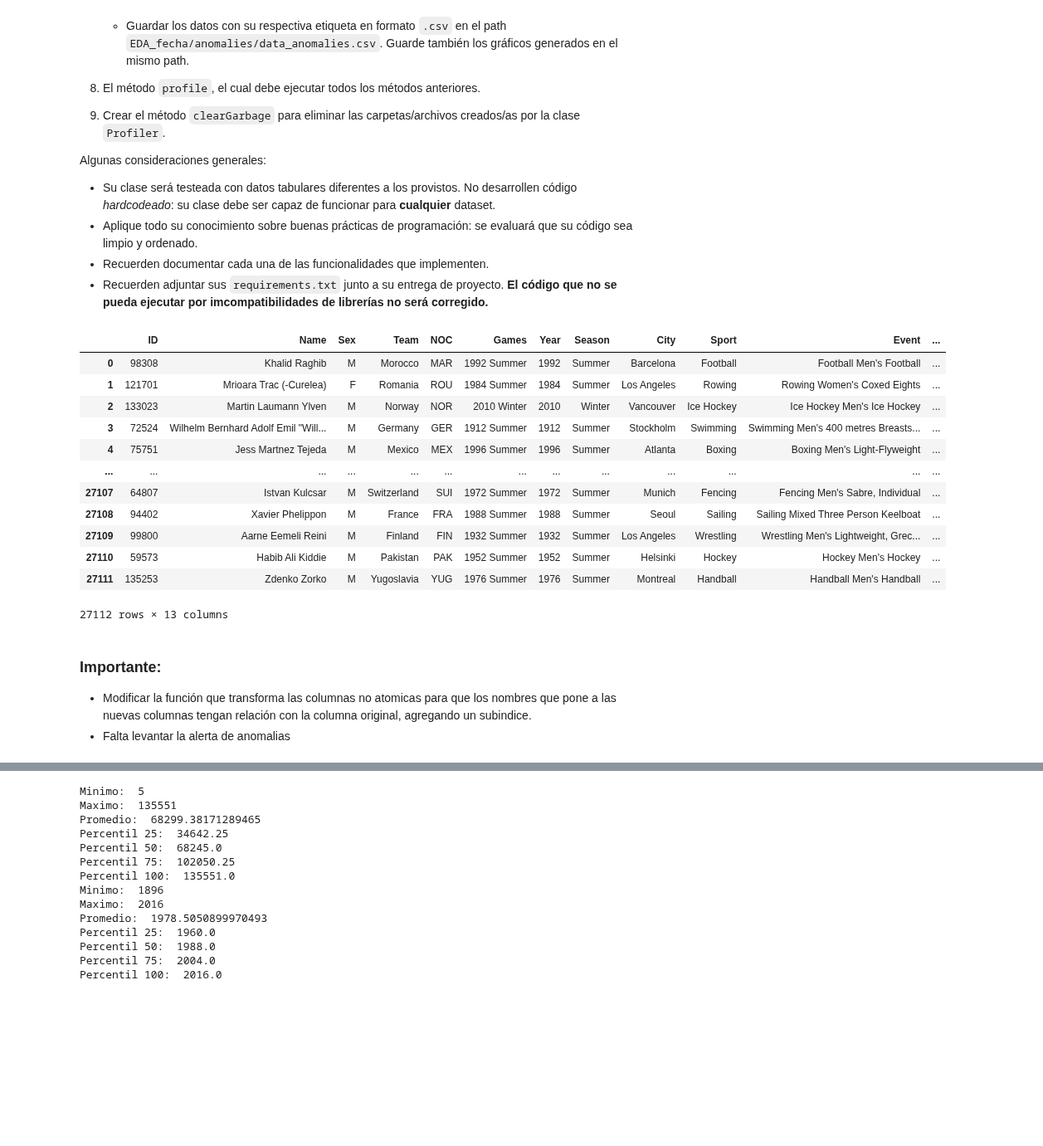
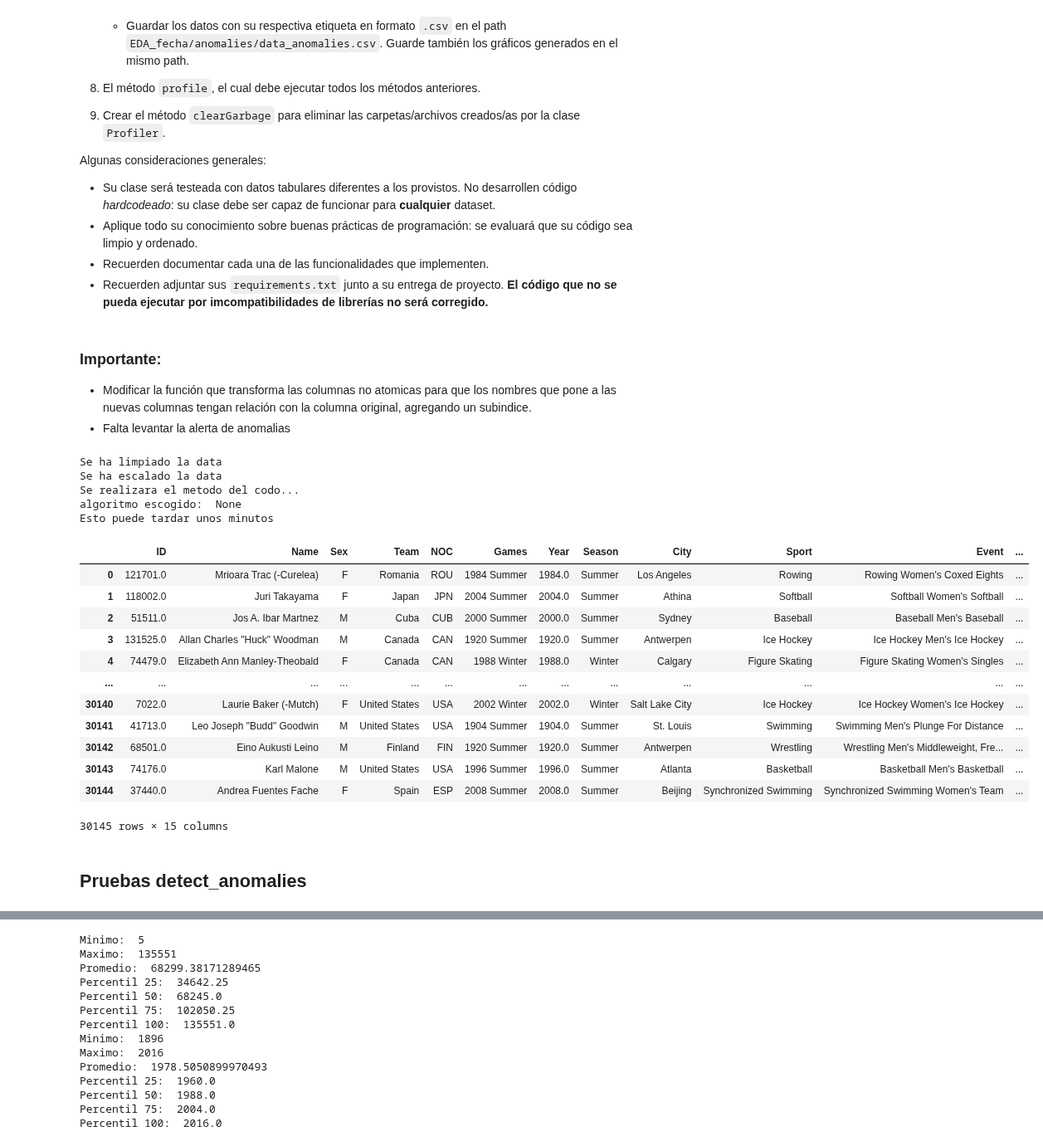
Before and after one commit to BnjmnNicholas/MDS7202-2023-2, a Jupyter notebook: PROY 1/Proyecto.ipynb, the cells around one changed output, grey strips where cells are left out. Shown at 83% size. Drawn from its saved outputs; the diff is of its cells as text; code cells hidden in the pictures; blank space fills up the shorter version.

```diff
--- a/PROY 1/Proyecto.ipynb
+++ b/PROY 1/Proyecto.ipynb
@@ -148,22 +149,7 @@ from reportlab.lib.pagesizes import letter
 from reportlab.pdfgen import canvas
 # %%
 dataset = pd.read_parquet('olimpiadas.parquet')
-dataset = dataset.sample(frac=0.1, random_state=42).reset_index(drop=True)
-dataset
+dataset = dataset.sample(frac=1, random_state=42).reset_index(drop=True)
-# %% [output]
-|  | ID | Name | Sex | Team | NOC | Games | Year | Season | City | Sport | Event | ... |
-| 0 | 98308 | Khalid Raghib | M | Morocco | MAR | 1992 Summer | 1992 | Summer | Barcelona | Football | Football Men's Football | ... |
-| 1 | 121701 | Mrioara Trac (-Curelea) | F | Romania | ROU | 1984 Summer | 1984 | Summer | Los Angeles | Rowing | Rowing Women's Coxed Eights | ... |
-| 2 | 133023 | Martin Laumann Ylven | M | Norway | NOR | 2010 Winter | 2010 | Winter | Vancouver | Ice Hockey | Ice Hockey Men's Ice Hockey | ... |
-| 3 | 72524 | Wilhelm Bernhard Adolf Emil "Will... | M | Germany | GER | 1912 Summer | 1912 | Summer | Stockholm | Swimming | Swimming Men's 400 metres Breasts... | ... |
-| 4 | 75751 | Jess Martnez Tejeda | M | Mexico | MEX | 1996 Summer | 1996 | Summer | Atlanta | Boxing | Boxing Men's Light-Flyweight | ... |
-| ... | ... | ... | ... | ... | ... | ... | ... | ... | ... | ... | ... | ... |
-| 27107 | 64807 | Istvan Kulcsar | M | Switzerland | SUI | 1972 Summer | 1972 | Summer | Munich | Fencing | Fencing Men's Sabre, Individual | ... |
-| 27108 | 94402 | Xavier Phelippon | M | France | FRA | 1988 Summer | 1988 | Summer | Seoul | Sailing | Sailing Mixed Three Person Keelboat | ... |
-| 27109 | 99800 | Aarne Eemeli Reini | M | Finland | FIN | 1932 Summer | 1932 | Summer | Los Angeles | Wrestling | Wrestling Men's Lightweight, Grec... | ... |
-| 27110 | 59573 | Habib Ali Kiddie | M | Pakistan | PAK | 1952 Summer | 1952 | Summer | Helsinki | Hockey | Hockey Men's Hockey | ... |
-| 27111 | 135253 | Zdenko Zorko | M | Yugoslavia | YUG | 1976 Summer | 1976 | Summer | Montreal | Handball | Handball Men's Handball | ... |
-27112 rows × 13 columns
 # %% [markdown]
 ### Importante:
 
@@ -961,4 +968,28 @@ class Profiler:
 # %%
 profiler = Profiler(dataset)
+#profiler.summarize()
 #profiler.clean_data()
-#profiler.scale()
+profiler.make_clusters()
+# %% [output]
+Se ha limpiado la data
+Se ha escalado la data
+Se realizara el metodo del codo...
+algoritmo escogido:  None
+Esto puede tardar unos minutos
+# %%
+clean_data = pd.read_csv(os.path.join(profiler.path, "clean_data", "data.csv"))
+clean_data
+# %% [output]
+|  | ID | Name | Sex | Team | NOC | Games | Year | Season | City | Sport | Event | ... |
+| 0 | 121701.0 | Mrioara Trac (-Curelea) | F | Romania | ROU | 1984 Summer | 1984.0 | Summer | Los Angeles | Rowing | Rowing Women's Coxed Eights | ... |
+| 1 | 118002.0 | Juri Takayama | F | Japan | JPN | 2004 Summer | 2004.0 | Summer | Athina | Softball | Softball Women's Softball | ... |
+| 2 | 51511.0 | Jos A. Ibar Martnez | M | Cuba | CUB | 2000 Summer | 2000.0 | Summer | Sydney | Baseball | Baseball Men's Baseball | ... |
+| 3 | 131525.0 | Allan Charles "Huck" Woodman | M | Canada | CAN | 1920 Summer | 1920.0 | Summer | Antwerpen | Ice Hockey | Ice Hockey Men's Ice Hockey | ... |
+| 4 | 74479.0 | Elizabeth Ann Manley-Theobald | F | Canada | CAN | 1988 Winter | 1988.0 | Winter | Calgary | Figure Skating | Figure Skating Women's Singles | ... |
+| ... | ... | ... | ... | ... | ... | ... | ... | ... | ... | ... | ... | ... |
+| 30140 | 7022.0 | Laurie Baker (-Mutch) | F | United States | USA | 2002 Winter | 2002.0 | Winter | Salt Lake City | Ice Hockey | Ice Hockey Women's Ice Hockey | ... |
+| 30141 | 41713.0 | Leo Joseph "Budd" Goodwin | M | United States | USA | 1904 Summer | 1904.0 | Summer | St. Louis | Swimming | Swimming Men's Plunge For Distance | ... |
+| 30142 | 68501.0 | Eino Aukusti Leino | M | Finland | FIN | 1920 Summer | 1920.0 | Summer | Antwerpen | Wrestling | Wrestling Men's Middleweight, Fre... | ... |
+| 30143 | 74176.0 | Karl Malone | M | United States | USA | 1996 Summer | 1996.0 | Summer | Atlanta | Basketball | Basketball Men's Basketball | ... |
+| 30144 | 37440.0 | Andrea Fuentes Fache | F | Spain | ESP | 2008 Summer | 2008.0 | Summer | Beijing | Synchronized Swimming | Synchronized Swimming Women's Team | ... |
+30145 rows × 15 columns
@@ -964,0 +1015,2 @@ profiler = Profiler(dataset)
+# %% [markdown]
+## Pruebas detect_anomalies
```
Also changed, not shown: parts of 20 cells of this notebook.
